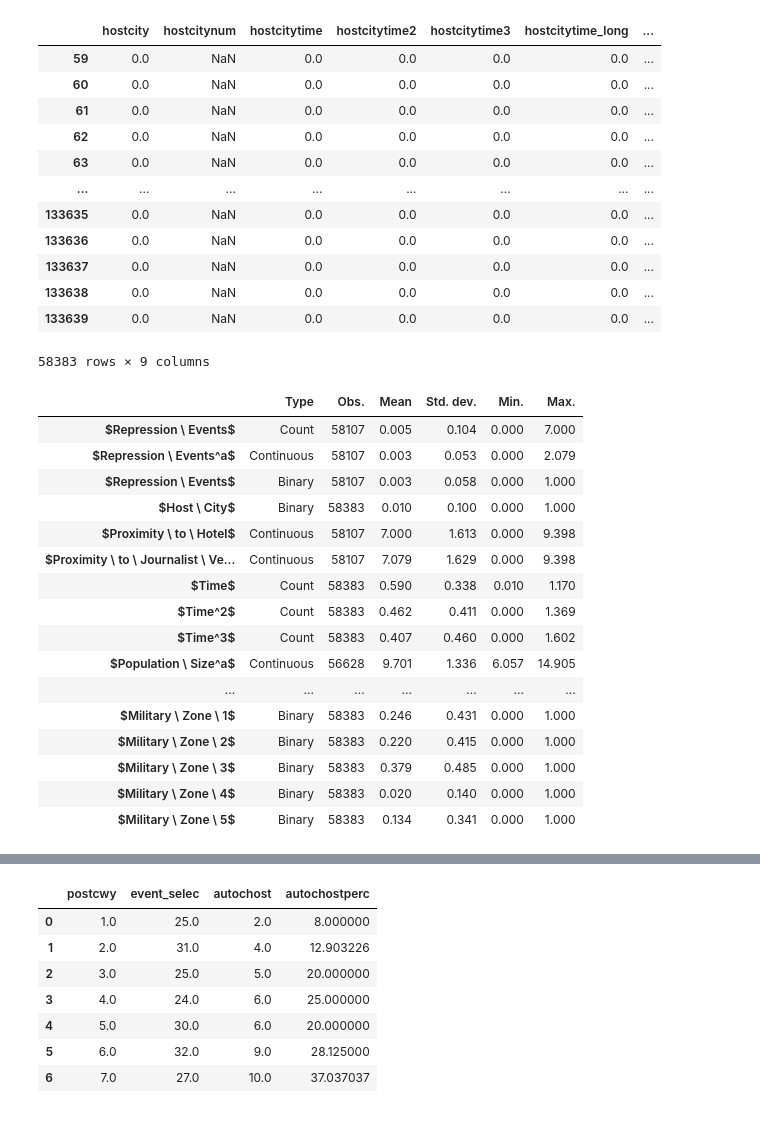
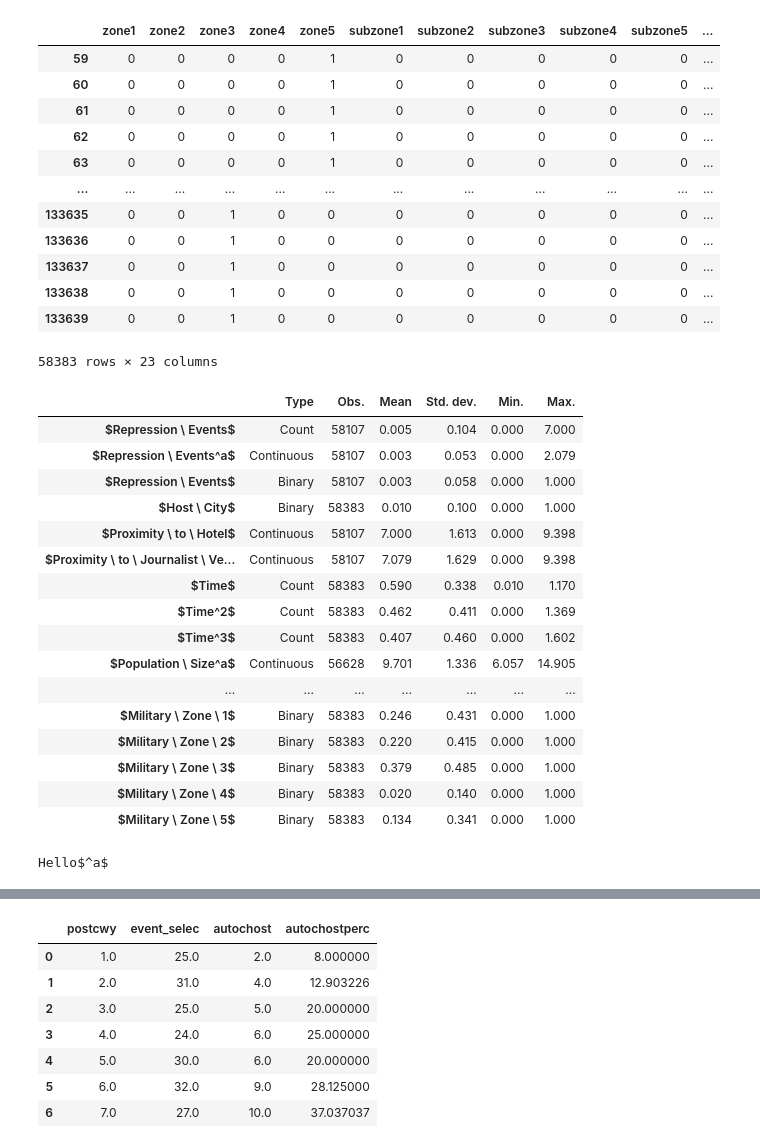
Before and after one commit to pdvass/ml_assignment2, a Jupyter notebook: assignment2_scratch.ipynb, the cells around one changed output, grey strips where cells are left out. Drawn from its saved outputs; the diff is of its cells as text; code cells hidden in the pictures.

```diff
--- a/assignment2_scratch.ipynb
+++ b/assignment2_scratch.ipynb
@@ -1,30 +1,35 @@
 # %%
 import pandas as pd
 import numpy as np
 import matplotlib.pyplot as plt
 import seaborn as sns
+import scipy.stats.stats as stats
+import statsmodels.api as sm
+import statsmodels.formula.api as smf
 
 %matplotlib inline
 plt.rcParams.update({'xtick.direction': 'out', 'axes.spines.top': False, 'axes.spines.right': False})
 
 df1 = pd.read_csv('dataverse_files/main_data.tab', sep="\t")
 df1 = df1.dropna(axis=0, subset='time')
-df1.filter(regex='\w*host\w*')
+df1.filter(regex='\w*zone\w*')
 # %% [output]
-|  | hostcity | hostcitynum | hostcitytime | hostcitytime2 | hostcitytime3 | hostcitytime_long | ... |
-| 59 | 0.0 | NaN | 0.0 | 0.0 | 0.0 | 0.0 | ... |
-| 60 | 0.0 | NaN | 0.0 | 0.0 | 0.0 | 0.0 | ... |
-| 61 | 0.0 | NaN | 0.0 | 0.0 | 0.0 | 0.0 | ... |
-| 62 | 0.0 | NaN | 0.0 | 0.0 | 0.0 | 0.0 | ... |
-| 63 | 0.0 | NaN | 0.0 | 0.0 | 0.0 | 0.0 | ... |
-| ... | ... | ... | ... | ... | ... | ... | ... |
-| 133635 | 0.0 | NaN | 0.0 | 0.0 | 0.0 | 0.0 | ... |
-| 133636 | 0.0 | NaN | 0.0 | 0.0 | 0.0 | 0.0 | ... |
-| 133637 | 0.0 | NaN | 0.0 | 0.0 | 0.0 | 0.0 | ... |
-| 133638 | 0.0 | NaN | 0.0 | 0.0 | 0.0 | 0.0 | ... |
-| 133639 | 0.0 | NaN | 0.0 | 0.0 | 0.0 | 0.0 | ... |
+|  | zone1 | zone2 | zone3 | zone4 | zone5 | subzone1 | subzone2 | subzone3 | subzone4 | subzone5 | ... |
+| 59 | 0 | 0 | 0 | 0 | 1 | 0 | 0 | 0 | 0 | 0 | ... |
+| 60 | 0 | 0 | 0 | 0 | 1 | 0 | 0 | 0 | 0 | 0 | ... |
+| 61 | 0 | 0 | 0 | 0 | 1 | 0 | 0 | 0 | 0 | 0 | ... |
+| 62 | 0 | 0 | 0 | 0 | 1 | 0 | 0 | 0 | 0 | 0 | ... |
+| 63 | 0 | 0 | 0 | 0 | 1 | 0 | 0 | 0 | 0 | 0 | ... |
+| ... | ... | ... | ... | ... | ... | ... | ... | ... | ... | ... | ... |
+| 133635 | 0 | 0 | 1 | 0 | 0 | 0 | 0 | 0 | 0 | 0 | ... |
+| 133636 | 0 | 0 | 1 | 0 | 0 | 0 | 0 | 0 | 0 | 0 | ... |
+| 133637 | 0 | 0 | 1 | 0 | 0 | 0 | 0 | 0 | 0 | 0 | ... |
+| 133638 | 0 | 0 | 1 | 0 | 0 | 0 | 0 | 0 | 0 | 0 | ... |
+| 133639 | 0 | 0 | 1 | 0 | 0 | 0 | 0 | 0 | 0 | 0 | ... |
-58383 rows × 9 columns
+58383 rows × 23 columns
 # %%
+from IPython.display import display, HTML
+
 s1_3_1 = df1[[ 'repression', 'lnrepression', 'dumrepression', 'hostcity', 'prox_hotelonly', 'prox_hotelpress',
     'time', 'time2', 'time3', 'lnpop_1970', 'literacy_avg', 'vote_frejuli', 'lnrebact1974',
     'lnrepression70_77', 'latitude', 'lnstrikes', 'lnlag_strikes', 'lnlag2_strikes',
@@ -83,7 +88,7 @@ types = [
 ]
 
 s1_3_1.insert(0, 'Type', types)
-s1_3_1
+display(HTML(s1_3_1.to_html()+"<p>Hello$^a$</p>"))
 # %% [output]
 |  | Type | Obs. | Mean | Std. dev. | Min. | Max. |
 | $Repression \ Events$ | Count | 58107 | 0.005 | 0.104 | 0.000 | 7.000 |
@@ -102,3 +107,4 @@ s1_3_1
 | $Military \ Zone \ 3$ | Binary | 58383 | 0.379 | 0.485 | 0.000 | 1.000 |
 | $Military \ Zone \ 4$ | Binary | 58383 | 0.020 | 0.140 | 0.000 | 1.000 |
 | $Military \ Zone \ 5$ | Binary | 58383 | 0.134 | 0.341 | 0.000 | 1.000 |
+Hello$^a$
```
Also changed, not shown: parts of 19 cells of this notebook, 1 other file.
